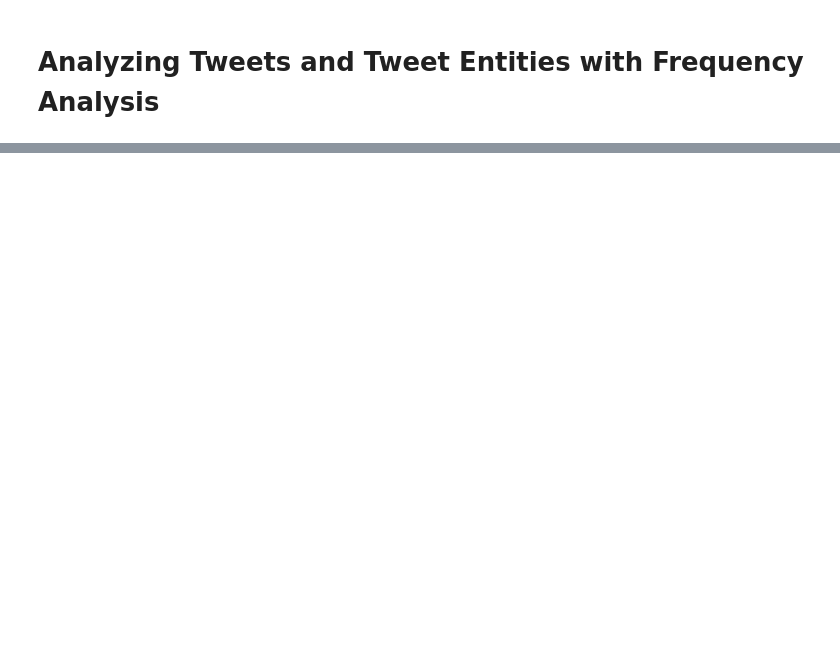
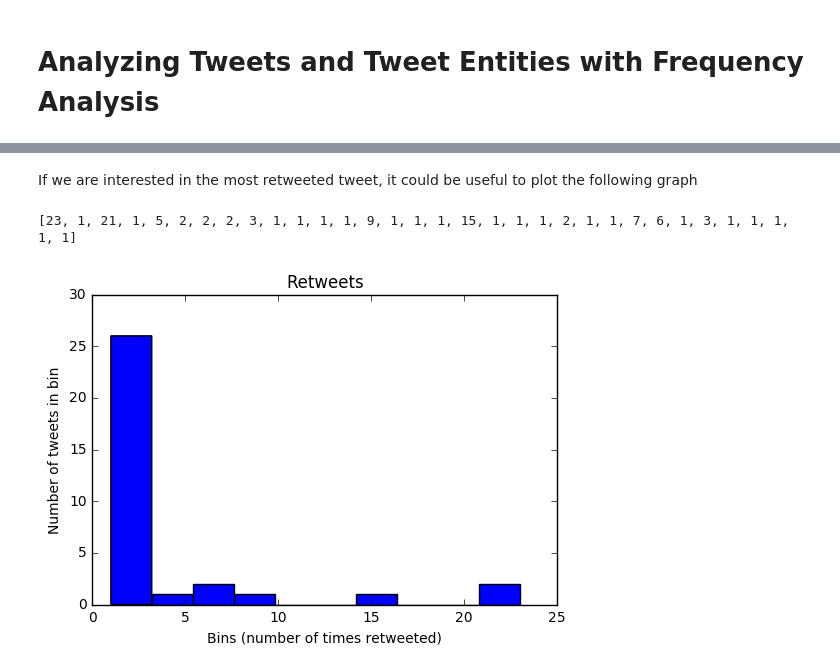
Before and after one commit to YRussac/French_Presidential_Election_Twitter_Markov_Process, a Jupyter notebook: Twitter Mining.ipynb, the cells around one changed output, grey strips where cells are left out. Drawn from its saved outputs; the diff is of its cells as text; code cells hidden in the pictures; blank space fills up the shorter version.

```diff
--- a/Twitter Mining.ipynb
+++ b/Twitter Mining.ipynb
@@ -79,7 +65,7 @@ common_trends
 # %%
 import json
 q = 'Angela Merkel'
-count = 4
+count = 30
 
 # See https://dev.twitter.com/docs/api/1.1/get/search/tweets
 search_results = twitter_api.search.tweets(q=q, count=count)
@@ -300,0 +311,13 @@ for label, data in (('Word', words),('Screen Name', screen_names),('Hashtag', ha
+# %%
+retweets = [(status['retweet_count'],status['retweeted_status']['user']['screen_name'],status['text'])
+for status in statuses
+# ... so long as the status meets this condition.
+    if 'retweeted_status' in status
+]
+
+# Slice off the first 5 from the sorted results and display each item in the tuple
+pt = PrettyTable(field_names=['Count', 'Screen Name', 'Text'])
+[ pt.add_row(row) for row in sorted(retweets, reverse=True)[:5] ]
+pt.max_width['Text'] = 50
+pt.align= 'l'
+print (pt)
@@ -300,0 +362,14 @@ for label, data in (('Word', words),('Screen Name', screen_names),('Hashtag', ha
+# %% [markdown]
+If we are interested in the most retweeted tweet, it could be useful to plot the following graph
+# %%
+# Using underscores while unpacking values in
+# a tuple is idiomatic for discarding them
+counts = [count for count, _, _ in retweets]
+plt.hist(counts)
+plt.title("Retweets")
+plt.xlabel('Bins (number of times retweeted)')
+plt.ylabel('Number of tweets in bin')
+print (counts)
+# %% [output]
+[23, 1, 21, 1, 5, 2, 2, 2, 3, 1, 1, 1, 1, 9, 1, 1, 1, 15, 1, 1, 1, 2, 1, 1, 7, 6, 1, 3, 1, 1, 1, 1, 1]
+[figure, added]
```
Also changed, not shown: parts of 16 cells of this notebook.
